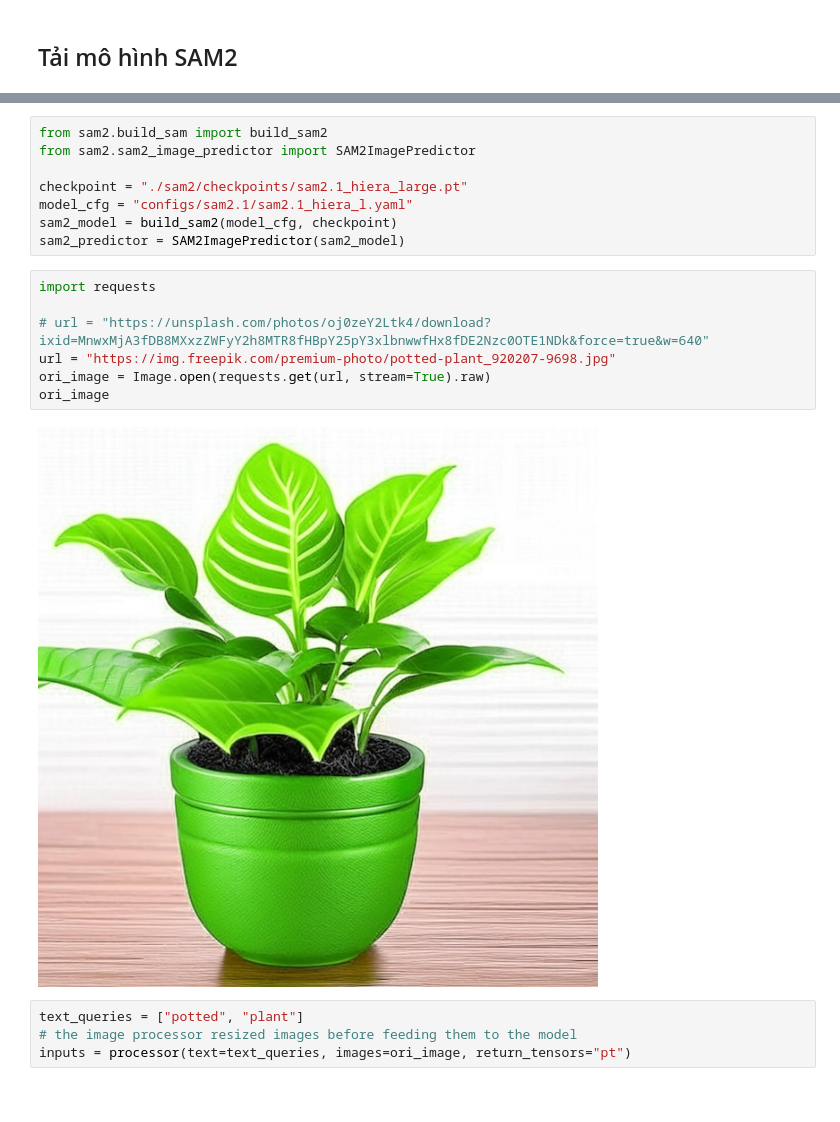
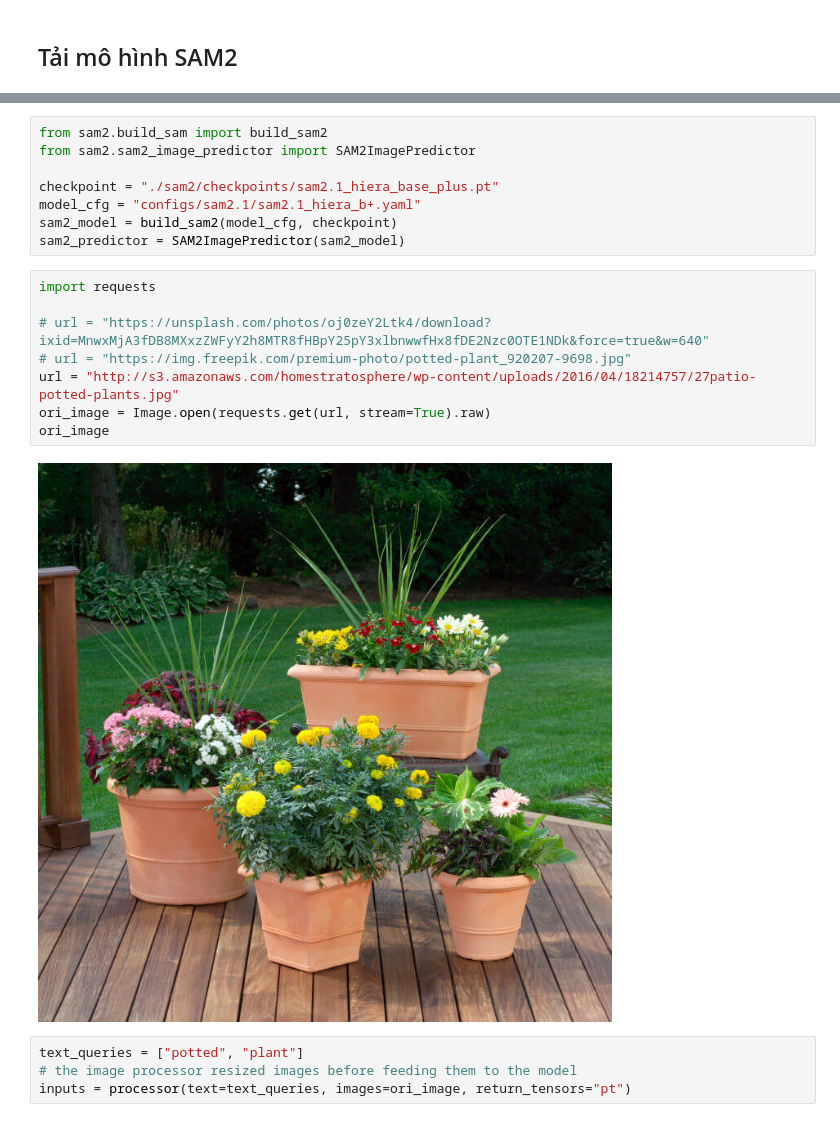
Before and after one commit to xung-mi/bounding-mask, a Jupyter notebook: owlv2-sam2.ipynb, the cells around one changed output, grey strips where cells are left out. Cells and saved outputs as stored; diff of their text form.

```diff
--- a/owlv2-sam2.ipynb
+++ b/owlv2-sam2.ipynb
@@ -125,19 +108,20 @@ fatal: destination path 'sam2' already exists and is not an empty directory.
 from sam2.build_sam import build_sam2
 from sam2.sam2_image_predictor import SAM2ImagePredictor
 
-checkpoint = "./sam2/checkpoints/sam2.1_hiera_large.pt"
-model_cfg = "configs/sam2.1/sam2.1_hiera_l.yaml"
+checkpoint = "./sam2/checkpoints/sam2.1_hiera_base_plus.pt"
+model_cfg = "configs/sam2.1/sam2.1_hiera_b+.yaml"
 sam2_model = build_sam2(model_cfg, checkpoint)
 sam2_predictor = SAM2ImagePredictor(sam2_model)
 # %%
 import requests
 
 # url = "https://unsplash.com/photos/oj0zeY2Ltk4/download?ixid=MnwxMjA3fDB8MXxzZWFyY2h8MTR8fHBpY25pY3xlbnwwfHx8fDE2Nzc0OTE1NDk&force=true&w=640"
-url = "https://img.freepik.com/premium-photo/potted-plant_920207-9698.jpg"
+# url = "https://img.freepik.com/premium-photo/potted-plant_920207-9698.jpg"
+url = "http://s3.amazonaws.com/homestratosphere/wp-content/uploads/2016/04/18214757/27patio-potted-plants.jpg"
 ori_image = Image.open(requests.get(url, stream=True).raw)
 ori_image
 # %% [output]
-[figure, old version]
+[figure, new version]
 # %%
 text_queries = ["potted", "plant"]
 # the image processor resized images before feeding them to the model
```
Also changed, not shown: parts of 15 cells of this notebook, 11 other files.
